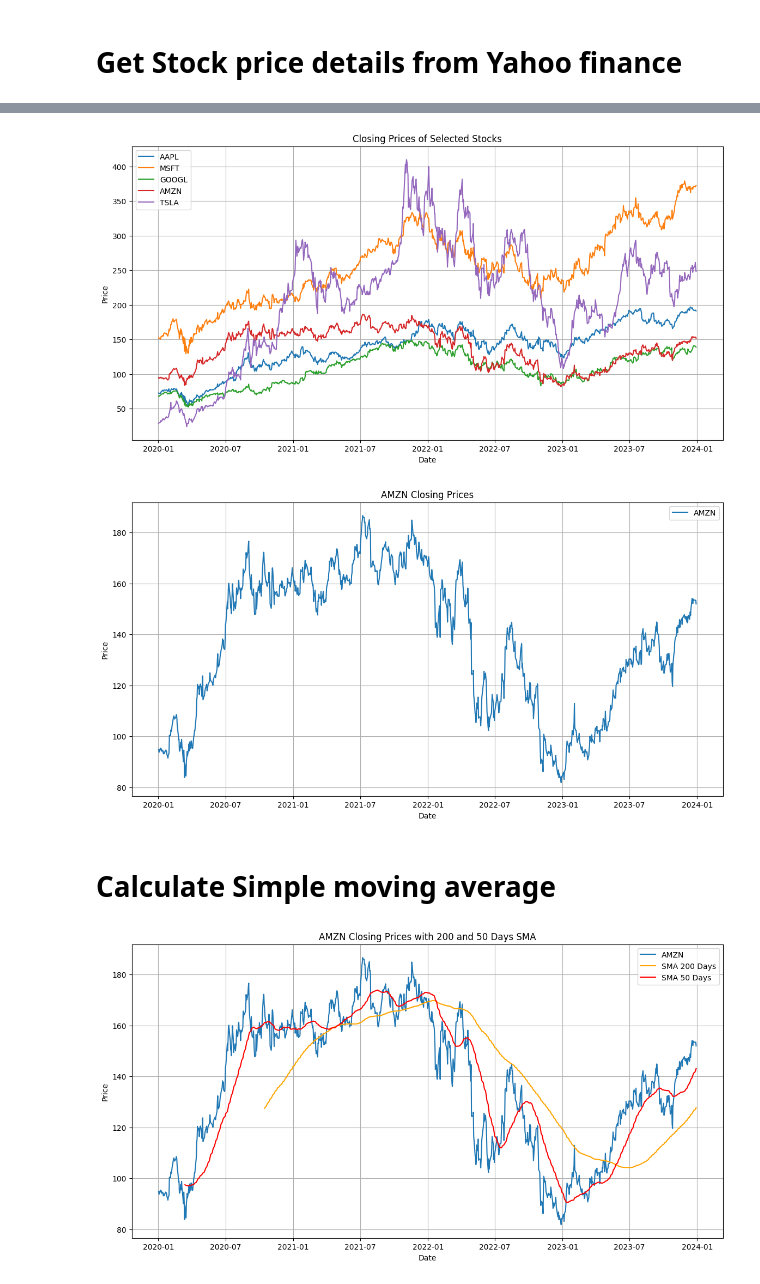
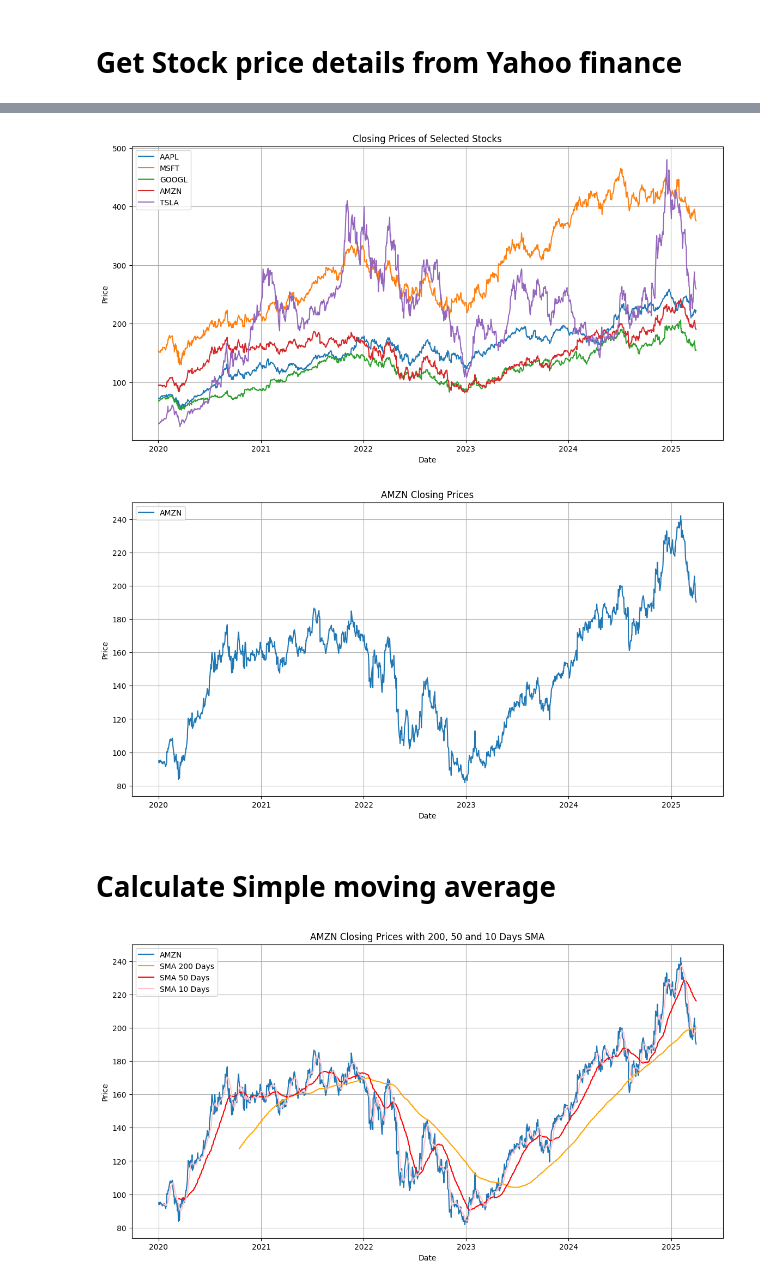
Before and after one commit to myAccountArun/experiments, a Jupyter notebook: EDA_TimeSeries_and_StockAnalysis.ipynb, the cells around one changed output, grey strips where cells are left out. Saved outputs shown, nothing was run; the diff lists cells and outputs as text; code cells hidden in the pictures.

```diff
--- a/EDA_TimeSeries_and_StockAnalysis.ipynb
+++ b/EDA_TimeSeries_and_StockAnalysis.ipynb
@@ -19,7 +70,7 @@ import yfinance as yf
 # %%
 sharesList = ['AAPL', 'MSFT', 'GOOGL', 'AMZN', 'TSLA']
 start = datetime.datetime(2020, 1, 1)
-end = datetime.datetime(2024, 1, 1)
+end = datetime.datetime(2025, 4, 1)
 # %%
 df_complete = yf.download(sharesList, start= start, end= end, progress=False)
 # %%
@@ -44,7 +95,7 @@ plt.legend()
 plt.grid()
 plt.show()
 # %% [output]
-[figure, old version]
+[figure, new version]
 # %%
 # Plot AMZN
 plt.figure(figsize=(14, 7))
@@ -56,7 +107,7 @@ plt.legend()
 plt.grid()
 plt.show()
 # %% [output]
-[figure, old version]
+[figure, new version]
 # %% [markdown]
 # Calculate Simple moving average
 # %%
@@ -64,17 +115,19 @@ plt.show()
 # rolling_window = 200
 df_complete['SMA_200'] = df_complete['Close']['AMZN'].rolling(window=200).mean()
 df_complete['SMA_50'] = df_complete['Close']['AMZN'].rolling(window=50).mean()
+df_complete['SMA_10'] = df_complete['Close']['AMZN'].rolling(window=10).mean()
 # %%
 # Plot AMZN with SMA
 plt.figure(figsize=(14, 7))
 plt.plot(df_complete['Close']['AMZN'], label='AMZN')
 plt.plot(df_complete['SMA_200'], label='SMA 200 Days', color='orange')
 plt.plot(df_complete['SMA_50'], label='SMA 50 Days', color='red')
-plt.title('AMZN Closing Prices with 200 and 50 Days SMA')
+plt.plot(df_complete['SMA_10'], label='SMA 10 Days', color='pink')
+plt.title('AMZN Closing Prices with 200, 50 and 10 Days SMA')
 plt.xlabel('Date')
 plt.ylabel('Price')
 plt.legend()
 plt.grid()
 plt.show()
 # %% [output]
-[figure, old version]
+[figure, new version]
```
Also changed, not shown: parts of 4 cells of this notebook, 1 other file.
